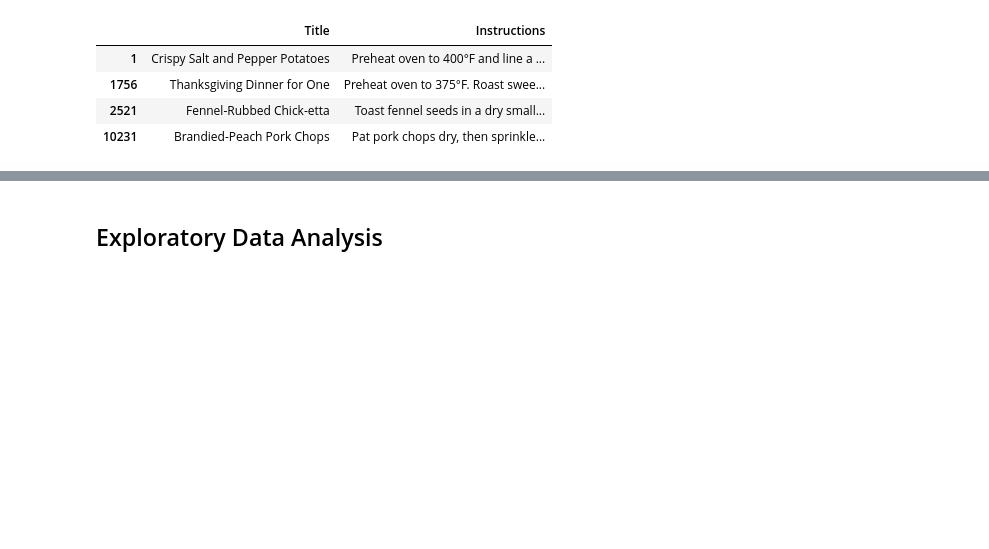
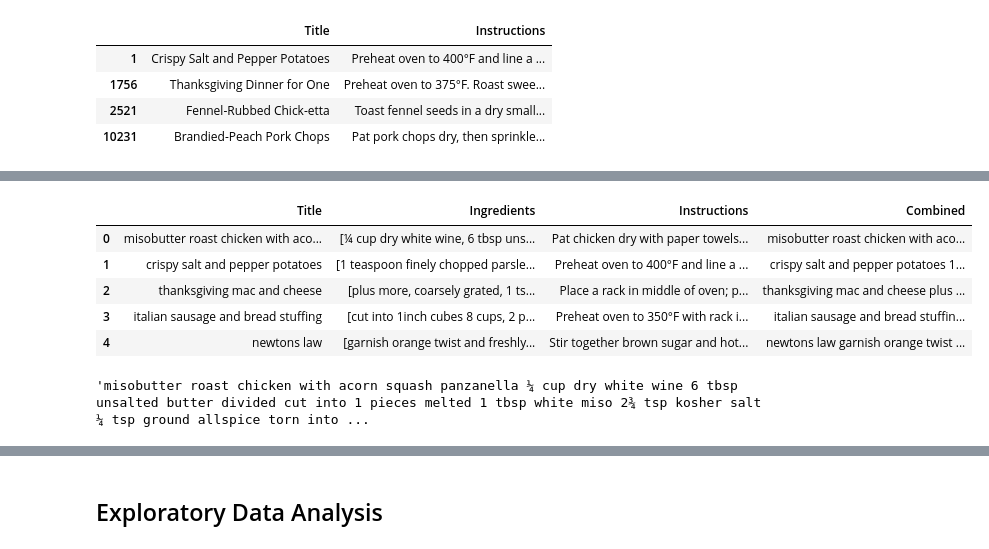
Before and after one commit to Matthewkarani/The-Boma-Pot, a Jupyter notebook: index.ipynb, the cells around one changed output, grey strips where cells are left out. Saved outputs shown, nothing was run; the diff lists cells and outputs as text; code cells hidden in the pictures; blank space fills up the shorter version.

```diff
--- a/index.ipynb
+++ b/index.ipynb
@@ -480,0 +440,21 @@ recommended_recipes
+# %%
+# Combining title and ingredients
+"""
+This code is meant to combine both the ingredients and the title into a
+single string for each recipe this will allow to system to search both
+the ingredients and the title since ther user can input any of them.
+"""
+combined_df['Combined'] = combined_df['Title'] + ' ' + combined_df['Ingredients'].apply(lambda x: ' '.join(x))
+combined_df.head()
+# %% [output]
+|  | Title | Ingredients | Instructions | Combined |
+| 0 | misobutter roast chicken with aco... | [¼ cup dry white wine, 6 tbsp uns... | Pat chicken dry with paper towels... | misobutter roast chicken with aco... |
+| 1 | crispy salt and pepper potatoes | [1 teaspoon finely chopped parsle... | Preheat oven to 400°F and line a ... | crispy salt and pepper potatoes 1... |
+| 2 | thanksgiving mac and cheese | [plus more, coarsely grated, 1 ts... | Place a rack in middle of oven; p... | thanksgiving mac and cheese plus ... |
+| 3 | italian sausage and bread stuffing | [cut into 1inch cubes 8 cups, 2 p... | Preheat oven to 350°F with rack i... | italian sausage and bread stuffin... |
+| 4 | newtons law | [garnish orange twist and freshly... | Stir together brown sugar and hot... | newtons law garnish orange twist ... |
+# %%
+# preview combined column of title together with ingredients
+combined_df['Combined'][0]
+# %% [output]
+'misobutter roast chicken with acorn squash panzanella ¼ cup dry white wine 6 tbsp unsalted butter divided cut into 1 pieces melted 1 tbsp white miso 2¾ tsp kosher salt ¼ tsp ground allspice torn into ...
```
Also changed, not shown: parts of 13 cells of this notebook.
